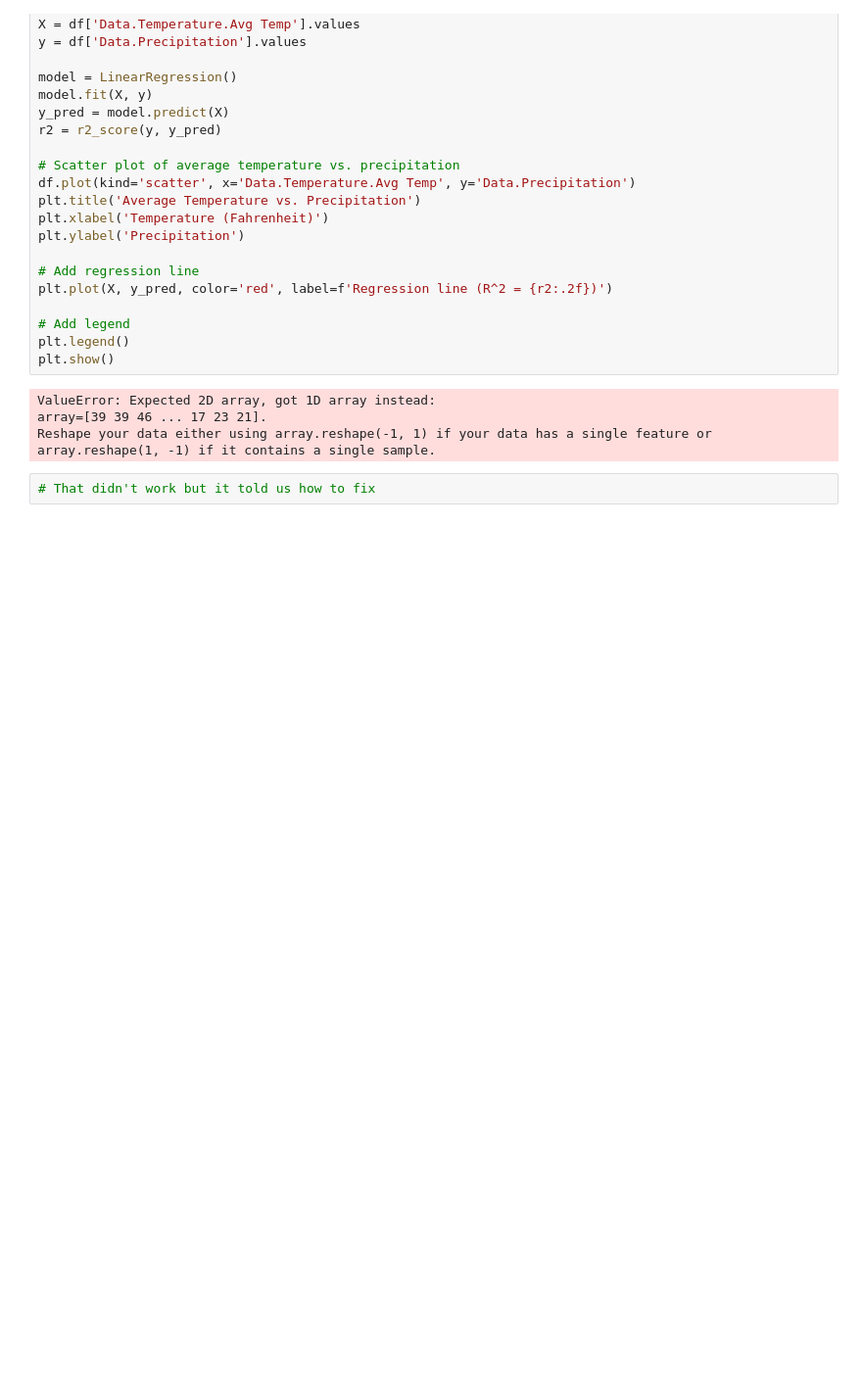
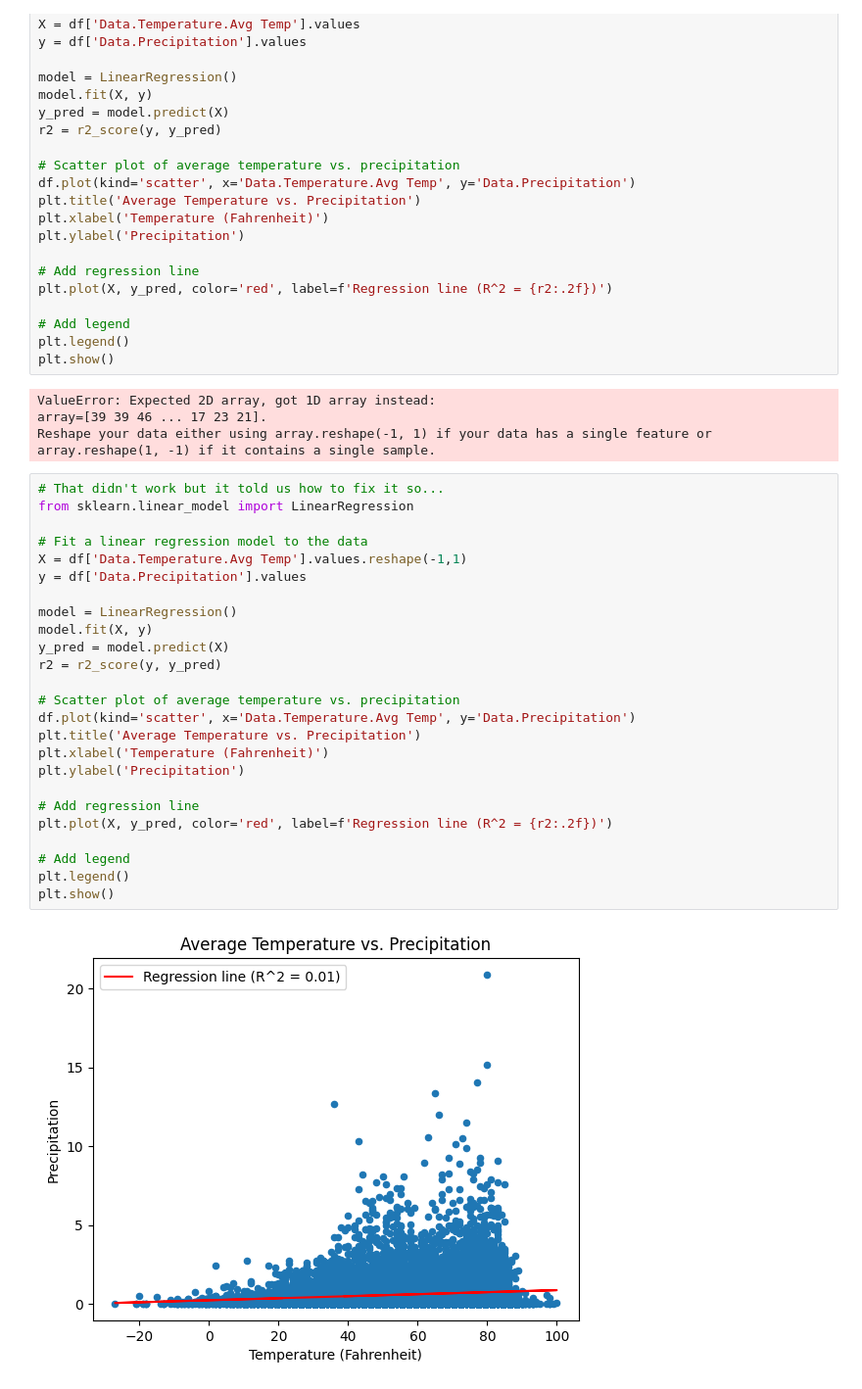
Before and after one commit to pgolbus/SummerSpringBoardAI, a Jupyter notebook: notebooks/eda/weather.ipynb, the cells around one changed output. Shown at 98% size. Drawn from its saved outputs; the diff is of its cells as text; blank space fills up the shorter version.

```diff
--- a/notebooks/eda/weather.ipynb
+++ b/notebooks/eda/weather.ipynb
@@ -195,4 +195,29 @@ ValueError: Expected 2D array, got 1D array instead:
 array=[39 39 46 ... 17 23 21].
 Reshape your data either using array.reshape(-1, 1) if your data has a single feature or array.reshape(1, -1) if it contains a single sample.
 # %%
-# That didn't work but it told us how to fix
+# That didn't work but it told us how to fix it so...
+from sklearn.linear_model import LinearRegression
+
+# Fit a linear regression model to the data
+X = df['Data.Temperature.Avg Temp'].values.reshape(-1,1)
+y = df['Data.Precipitation'].values
+
+model = LinearRegression()
+model.fit(X, y)
+y_pred = model.predict(X)
+r2 = r2_score(y, y_pred)
+
+# Scatter plot of average temperature vs. precipitation
+df.plot(kind='scatter', x='Data.Temperature.Avg Temp', y='Data.Precipitation')
+plt.title('Average Temperature vs. Precipitation')
+plt.xlabel('Temperature (Fahrenheit)')
+plt.ylabel('Precipitation')
+
+# Add regression line
+plt.plot(X, y_pred, color='red', label=f'Regression line (R^2 = {r2:.2f})')
+
+# Add legend
+plt.legend()
+plt.show()
+# %% [output]
+[figure, added]
```
Also changed, not shown: 1 other file.
